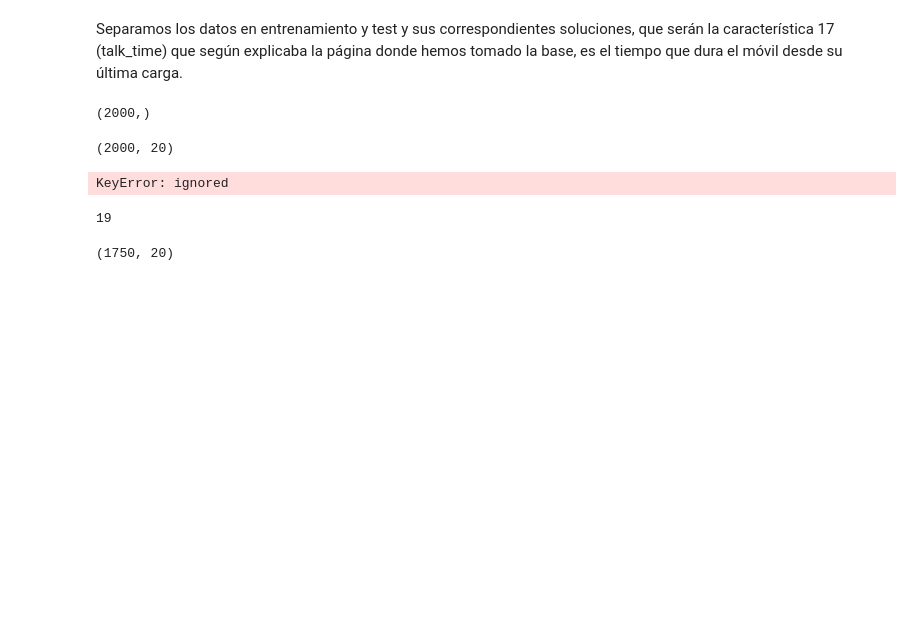
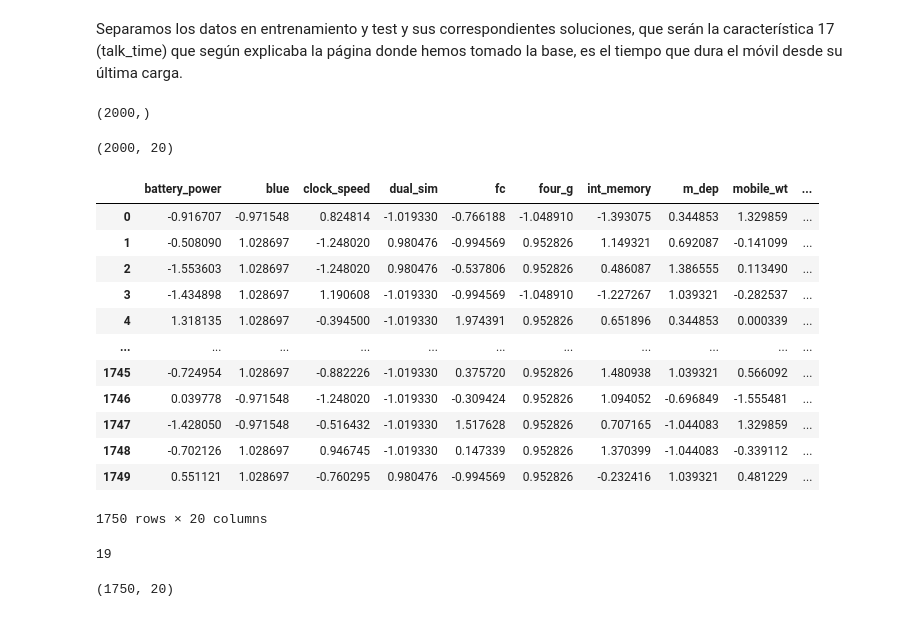
Before and after one commit to AlvaroGarcia-Cid/PROYECTO_FINAL, a Jupyter notebook: PROYECTO_FINAL.ipynb, the cells around one changed output. Drawn from its saved outputs; the diff is of its cells as text; code cells hidden in the pictures; blank space fills up the shorter version.

```diff
--- a/PROYECTO_FINAL.ipynb
+++ b/PROYECTO_FINAL.ipynb
@@ -46,9 +58,21 @@ test_datos=datos[1751:]
 train_labels=labels[:1750]
 test_labels=labels[1751:]
 # %%
-train_datos[0]
+train_datos
 # %% [output]
+|  | battery_power | blue | clock_speed | dual_sim | fc | four_g | int_memory | m_dep | mobile_wt | ... |
+| 0 | -0.916707 | -0.971548 | 0.824814 | -1.019330 | -0.766188 | -1.048910 | -1.393075 | 0.344853 | 1.329859 | ... |
+| 1 | -0.508090 | 1.028697 | -1.248020 | 0.980476 | -0.994569 | 0.952826 | 1.149321 | 0.692087 | -0.141099 | ... |
+| 2 | -1.553603 | 1.028697 | -1.248020 | 0.980476 | -0.537806 | 0.952826 | 0.486087 | 1.386555 | 0.113490 | ... |
+| 3 | -1.434898 | 1.028697 | 1.190608 | -1.019330 | -0.994569 | -1.048910 | -1.227267 | 1.039321 | -0.282537 | ... |
+| 4 | 1.318135 | 1.028697 | -0.394500 | -1.019330 | 1.974391 | 0.952826 | 0.651896 | 0.344853 | 0.000339 | ... |
+| ... | ... | ... | ... | ... | ... | ... | ... | ... | ... | ... |
+| 1745 | -0.724954 | 1.028697 | -0.882226 | -1.019330 | 0.375720 | 0.952826 | 1.480938 | 1.039321 | 0.566092 | ... |
+| 1746 | 0.039778 | -0.971548 | -1.248020 | -1.019330 | -0.309424 | 0.952826 | 1.094052 | -0.696849 | -1.555481 | ... |
+| 1747 | -1.428050 | -0.971548 | -0.516432 | -1.019330 | 1.517628 | 0.952826 | 0.707165 | -1.044083 | 1.329859 | ... |
+| 1748 | -0.702126 | 1.028697 | 0.946745 | -1.019330 | 0.147339 | 0.952826 | 1.370399 | -1.044083 | -0.339112 | ... |
+| 1749 | 0.551121 | 1.028697 | -0.760295 | 0.980476 | -0.994569 | 0.952826 | -0.232416 | 1.039321 | 0.481229 | ... |
-KeyError: ignored
+1750 rows × 20 columns
 # %%
 train_labels[0]
 # %% [output]
```
Also changed, not shown: parts of 5 cells of this notebook.
